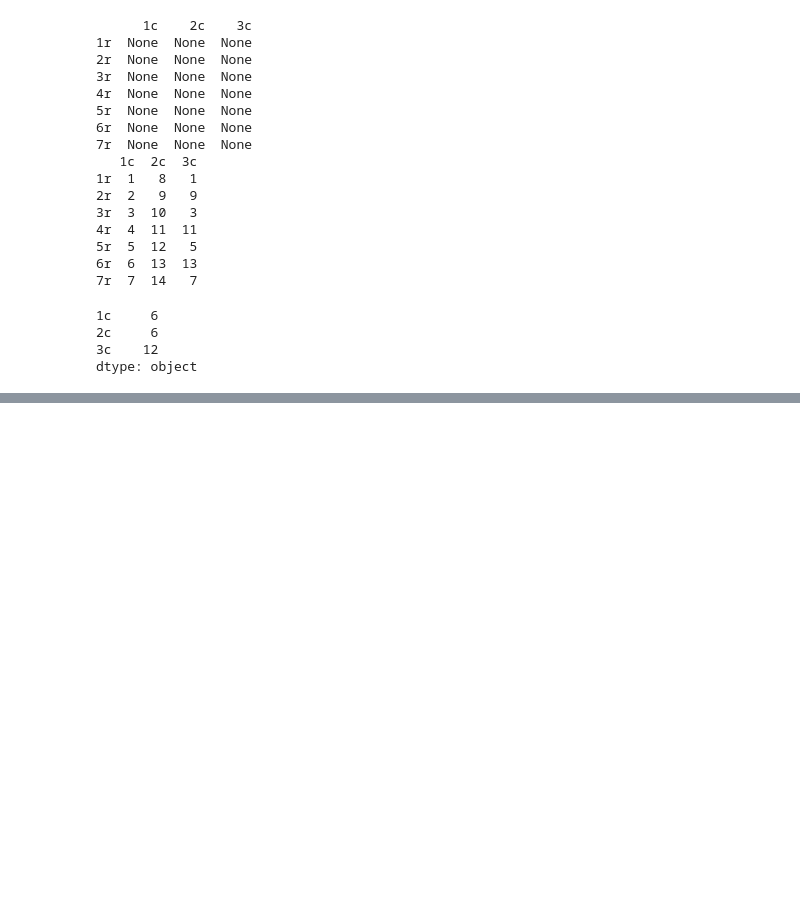
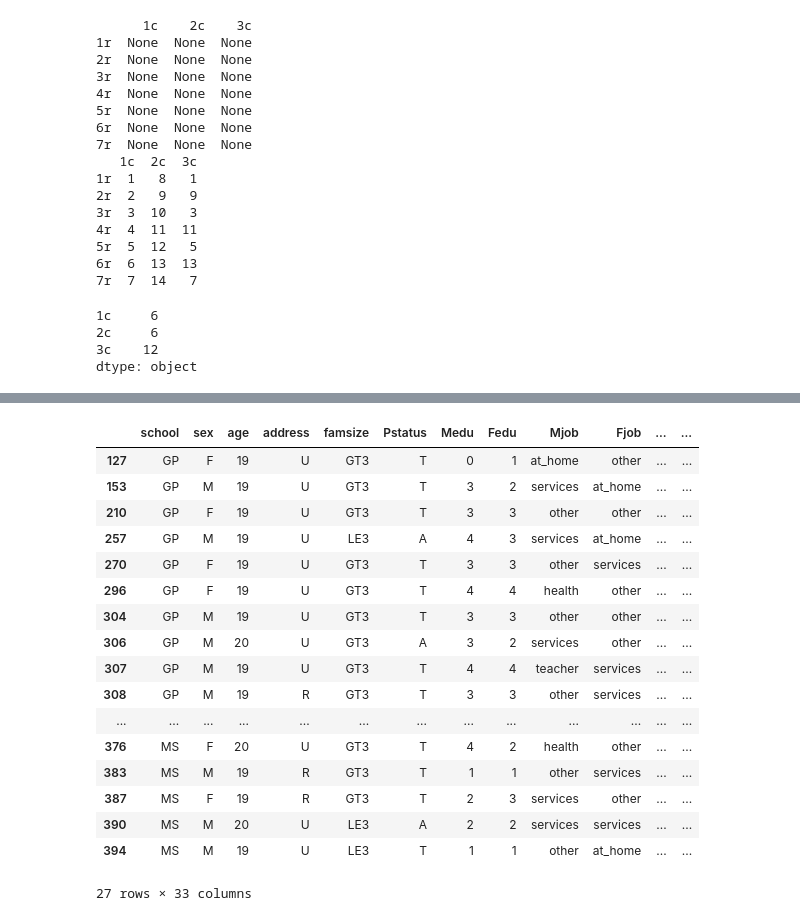
Before and after one commit to kplawik/MetodyWizualizacjiDanych, a Jupyter notebook: zadania_5.ipynb, the cells around one changed output, grey strips where cells are left out. Cells and saved outputs as stored; diff of their text form; code cells hidden in the pictures; blank space fills up the shorter version.

```diff
--- a/zadania_5.ipynb
+++ b/zadania_5.ipynb
@@ -55,0 +108,2 @@ dtype: object
+# %%
+dataset2 = pd.read_csv('student-mat.csv')
@@ -55,0 +240,22 @@ dtype: object
+# %%
+# g)
+dataset2[(dataset2['age'] == 19) | (dataset2['age'] == 20)]
+# %% [output]
+|  | school | sex | age | address | famsize | Pstatus | Medu | Fedu | Mjob | Fjob | ... | ... |
+| 127 | GP | F | 19 | U | GT3 | T | 0 | 1 | at_home | other | ... | ... |
+| 153 | GP | M | 19 | U | GT3 | T | 3 | 2 | services | at_home | ... | ... |
+| 210 | GP | F | 19 | U | GT3 | T | 3 | 3 | other | other | ... | ... |
+| 257 | GP | M | 19 | U | LE3 | A | 4 | 3 | services | at_home | ... | ... |
+| 270 | GP | F | 19 | U | GT3 | T | 3 | 3 | other | services | ... | ... |
+| 296 | GP | F | 19 | U | GT3 | T | 4 | 4 | health | other | ... | ... |
+| 304 | GP | M | 19 | U | GT3 | T | 3 | 3 | other | other | ... | ... |
+| 306 | GP | M | 20 | U | GT3 | A | 3 | 2 | services | other | ... | ... |
+| 307 | GP | M | 19 | U | GT3 | T | 4 | 4 | teacher | services | ... | ... |
+| 308 | GP | M | 19 | R | GT3 | T | 3 | 3 | other | services | ... | ... |
+| ... | ... | ... | ... | ... | ... | ... | ... | ... | ... | ... | ... | ... |
+| 376 | MS | F | 20 | U | GT3 | T | 4 | 2 | health | other | ... | ... |
+| 383 | MS | M | 19 | R | GT3 | T | 1 | 1 | other | services | ... | ... |
+| 387 | MS | F | 19 | R | GT3 | T | 2 | 3 | services | other | ... | ... |
+| 390 | MS | M | 20 | U | LE3 | A | 2 | 2 | services | services | ... | ... |
+| 394 | MS | M | 19 | U | LE3 | T | 1 | 1 | other | at_home | ... | ... |
+27 rows × 33 columns
```
Also changed, not shown: parts of 28 cells of this notebook.
